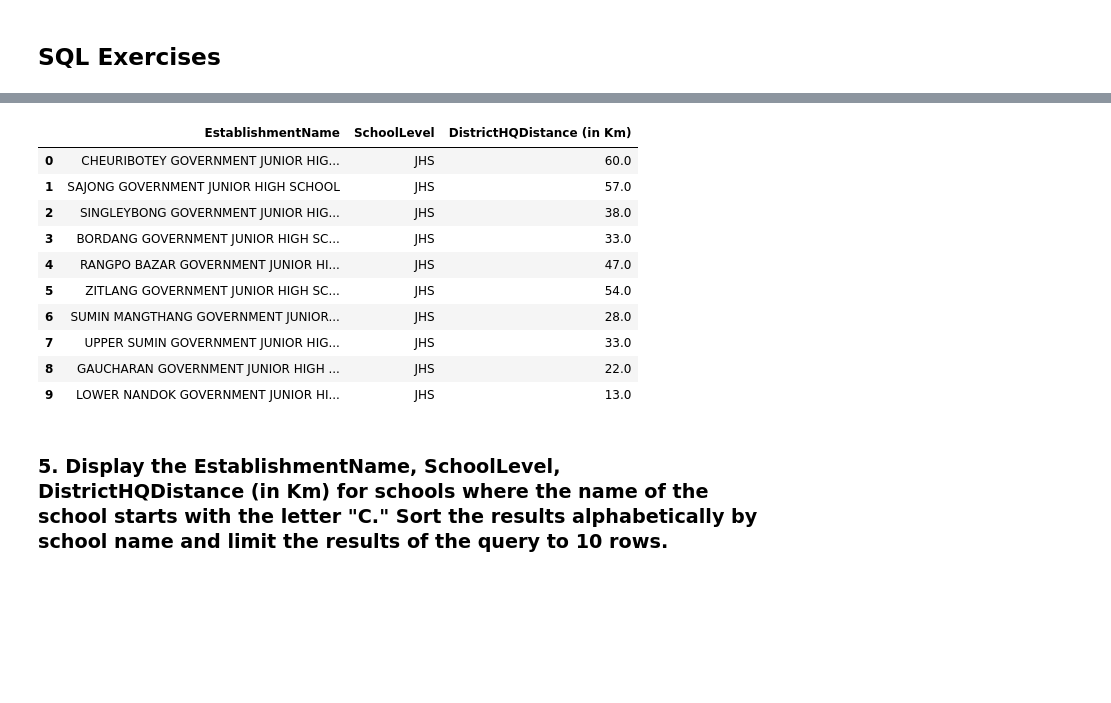
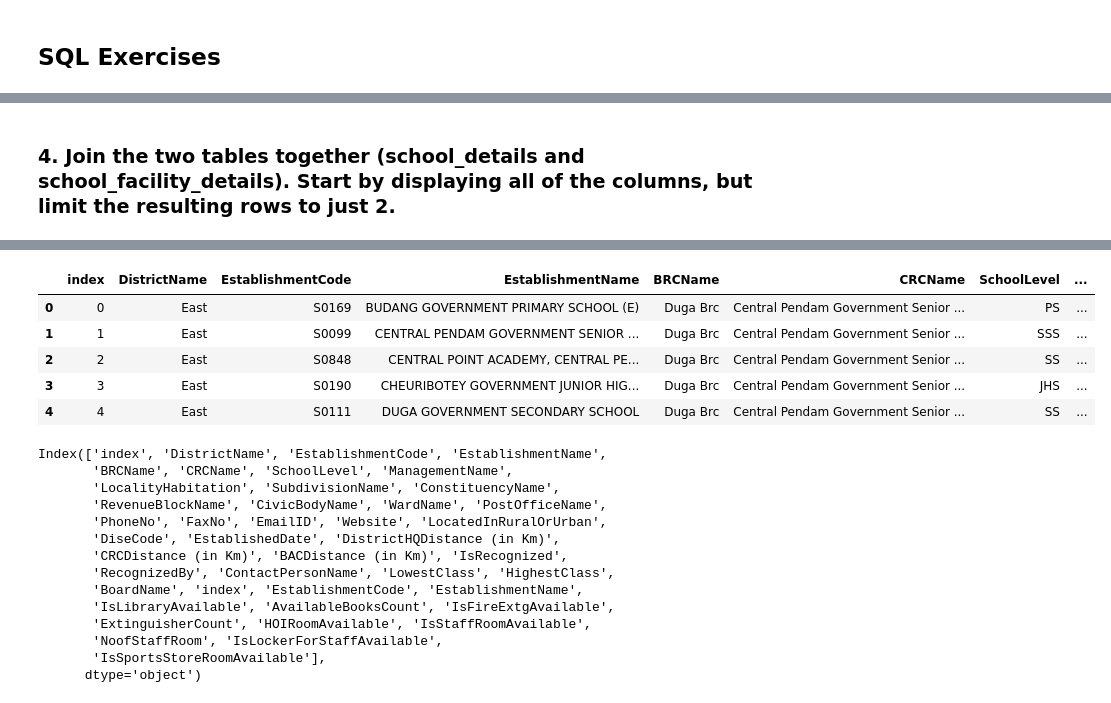
Before and after one commit to Neoneto/CodingDojo_Week11, a Jupyter notebook: SQL_Basics_Exercise.ipynb, the cells around one changed output, grey strips where cells are left out. Cells and saved outputs as stored; diff of their text form; code cells hidden in the pictures; blank space fills up the shorter version.

```diff
--- a/SQL_Basics_Exercise.ipynb
+++ b/SQL_Basics_Exercise.ipynb
@@ -143,11 +187,14 @@ WHERE SchoolLevel LIKE '%JHS%'
+# %% [markdown]
+### 4. Join the two tables together (school_details and school_facility_details). Start by displaying all of the columns, but limit the resulting rows to just 2.
 # %%
 # Write your SQL query in this string
 sql = """
-SELECT EstablishmentName, SchoolLevel, [DistrictHQDistance (in Km)]
-FROM school_details
-WHERE EstablishmentName LIKE '%JUNIOR HIGH%'
+SELECT *
+FROM school_details d INNER JOIN school_facility_details f
+  ON f.EstablishmentCode = d.EstablishmentCode
+
 """
 # Read the sql query into pandas to view the results
-df = pd.read_sql_query(sql, engine)
-df.head(10)
+temp_df = pd.read_sql_query(sql, engine)
+temp_df.head()
 # %% [output]
@@ -160,13 +208,24 @@ WHERE EstablishmentName LIKE '%JUNIOR HIGH%'
-|  | EstablishmentName | SchoolLevel | DistrictHQDistance (in Km) |
-| 0 | CHEURIBOTEY GOVERNMENT JUNIOR HIG... | JHS | 60.0 |
-| 1 | SAJONG GOVERNMENT JUNIOR HIGH SCHOOL | JHS | 57.0 |
-| 2 | SINGLEYBONG GOVERNMENT JUNIOR HIG... | JHS | 38.0 |
-| 3 | BORDANG GOVERNMENT JUNIOR HIGH SC... | JHS | 33.0 |
-| 4 | RANGPO BAZAR GOVERNMENT JUNIOR HI... | JHS | 47.0 |
-| 5 | ZITLANG GOVERNMENT JUNIOR HIGH SC... | JHS | 54.0 |
-| 6 | SUMIN MANGTHANG GOVERNMENT JUNIOR... | JHS | 28.0 |
-| 7 | UPPER SUMIN GOVERNMENT JUNIOR HIG... | JHS | 33.0 |
-| 8 | GAUCHARAN GOVERNMENT JUNIOR HIGH ... | JHS | 22.0 |
-| 9 | LOWER NANDOK GOVERNMENT JUNIOR HI... | JHS | 13.0 |
+|  | index | DistrictName | EstablishmentCode | EstablishmentName | BRCName | CRCName | SchoolLevel | ... |
+| 0 | 0 | East | S0169 | BUDANG GOVERNMENT PRIMARY SCHOOL (E) | Duga Brc | Central Pendam Government Senior ... | PS | ... |
+| 1 | 1 | East | S0099 | CENTRAL PENDAM GOVERNMENT SENIOR ... | Duga Brc | Central Pendam Government Senior ... | SSS | ... |
+| 2 | 2 | East | S0848 | CENTRAL POINT ACADEMY, CENTRAL PE... | Duga Brc | Central Pendam Government Senior ... | SS | ... |
+| 3 | 3 | East | S0190 | CHEURIBOTEY GOVERNMENT JUNIOR HIG... | Duga Brc | Central Pendam Government Senior ... | JHS | ... |
+| 4 | 4 | East | S0111 | DUGA GOVERNMENT SECONDARY SCHOOL | Duga Brc | Central Pendam Government Senior ... | SS | ... |
-# %% [markdown]
-### 5. Display the EstablishmentName, SchoolLevel, DistrictHQDistance (in Km) for schools where the name of the school starts with the letter "C." Sort the results alphabetically by school name and limit the results of the query to 10 rows.
+# %%
+# Display all th ecolumn names
+temp_df.columns
+# %% [output]
+Index(['index', 'DistrictName', 'EstablishmentCode', 'EstablishmentName',
+       'BRCName', 'CRCName', 'SchoolLevel', 'ManagementName',
+       'LocalityHabitation', 'SubdivisionName', 'ConstituencyName',
+       'RevenueBlockName', 'CivicBodyName', 'WardName', 'PostOfficeName',
+       'PhoneNo', 'FaxNo', 'EmailID', 'Website', 'LocatedInRuralOrUrban',
+       'DiseCode', 'EstablishedDate', 'DistrictHQDistance (in Km)',
+       'CRCDistance (in Km)', 'BACDistance (in Km)', 'IsRecognized',
+       'RecognizedBy', 'ContactPersonName', 'LowestClass', 'HighestClass',
+       'BoardName', 'index', 'EstablishmentCode', 'EstablishmentName',
+       'IsLibraryAvailable', 'AvailableBooksCount', 'IsFireExtgAvailable',
+       'ExtinguisherCount', 'HOIRoomAvailable', 'IsStaffRoomAvailable',
+       'NoofStaffRoom', 'IsLockerForStaffAvailable',
+       'IsSportsStoreRoomAvailable'],
+      dtype='object')
```
Also changed, not shown: parts of 26 cells of this notebook.
